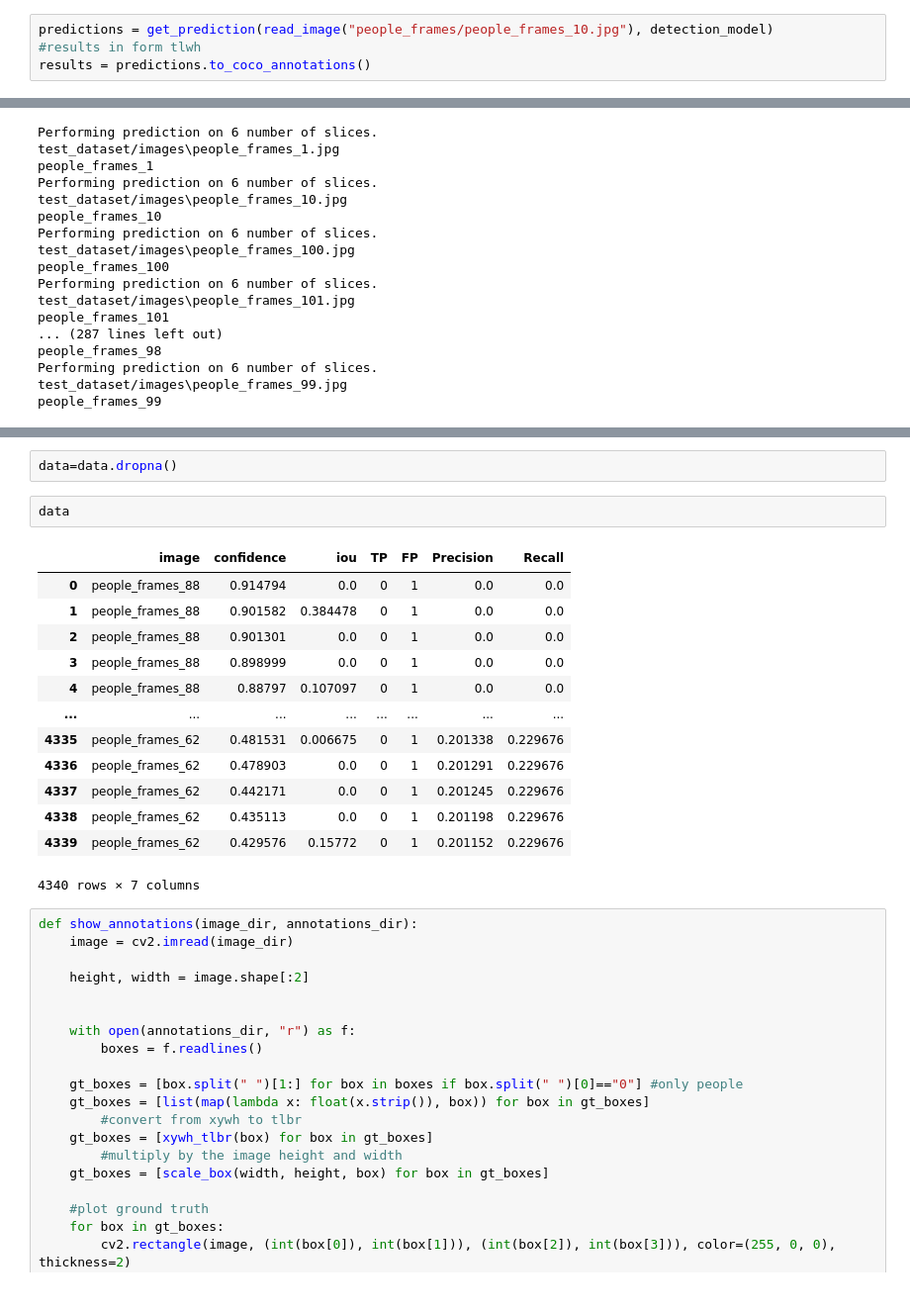
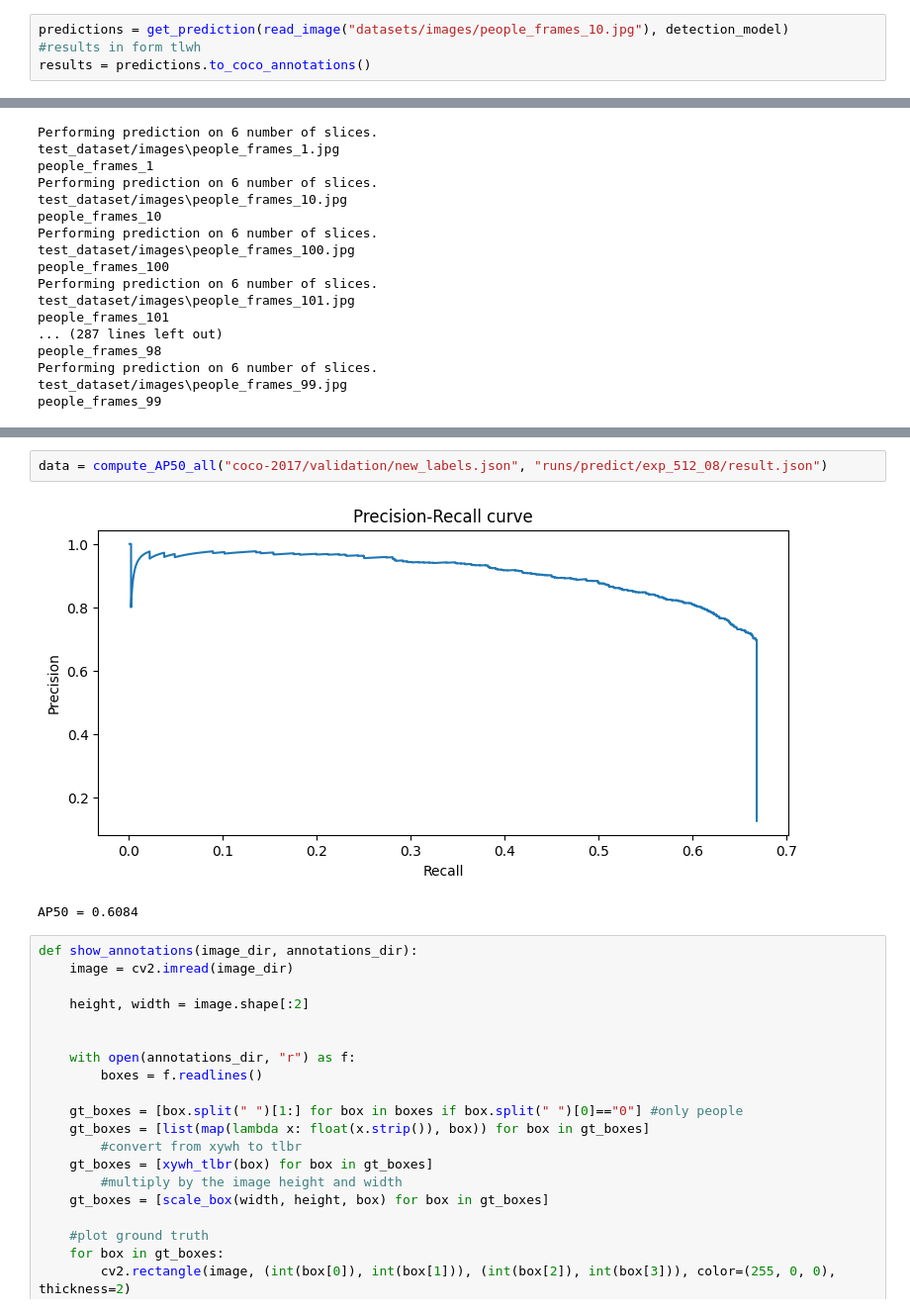
Before and after one commit to helenprokonina/Yolov8Training, a Jupyter notebook: compare_sahi.ipynb, the cells around one changed output, grey strips where cells are left out. Shown at 99% size. Drawn from its saved outputs; the diff is of its cells as text.

```diff
--- a/compare_sahi.ipynb
+++ b/compare_sahi.ipynb
@@ -180,7 +195,7 @@ def compute_AP50(gt_path, predictions, image_path):
 # %% [markdown]
 ### Get usual predictions
 # %%
-predictions = get_prediction(read_image("people_frames/people_frames_10.jpg"), detection_model)
+predictions = get_prediction(read_image("datasets/images/people_frames_10.jpg"), detection_model)
 #results in form tlwh
 results = predictions.to_coco_annotations()
 # %%
@@ -706,21 +675,8 @@ data
-# %%
-data=data.dropna()
-# %%
-data
-# %% [output]
-|  | image | confidence | iou | TP | FP | Precision | Recall |
-| 0 | people_frames_88 | 0.914794 | 0.0 | 0 | 1 | 0.0 | 0.0 |
-| 1 | people_frames_88 | 0.901582 | 0.384478 | 0 | 1 | 0.0 | 0.0 |
-| 2 | people_frames_88 | 0.901301 | 0.0 | 0 | 1 | 0.0 | 0.0 |
-| 3 | people_frames_88 | 0.898999 | 0.0 | 0 | 1 | 0.0 | 0.0 |
-| 4 | people_frames_88 | 0.88797 | 0.107097 | 0 | 1 | 0.0 | 0.0 |
-| ... | ... | ... | ... | ... | ... | ... | ... |
-| 4335 | people_frames_62 | 0.481531 | 0.006675 | 0 | 1 | 0.201338 | 0.229676 |
-| 4336 | people_frames_62 | 0.478903 | 0.0 | 0 | 1 | 0.201291 | 0.229676 |
-| 4337 | people_frames_62 | 0.442171 | 0.0 | 0 | 1 | 0.201245 | 0.229676 |
-| 4338 | people_frames_62 | 0.435113 | 0.0 | 0 | 1 | 0.201198 | 0.229676 |
-| 4339 | people_frames_62 | 0.429576 | 0.15772 | 0 | 1 | 0.201152 | 0.229676 |
-4340 rows × 7 columns
+# %%
+data = compute_AP50_all("coco-2017/validation/new_labels.json", "runs/predict/exp_512_08/result.json")
+# %% [output]
+[figure, added]
+AP50 = 0.6084
 # %%
 def show_annotations(image_dir, annotations_dir):
     image = cv2.imread(image_dir)
```
Also changed, not shown: parts of 20 cells of this notebook.
